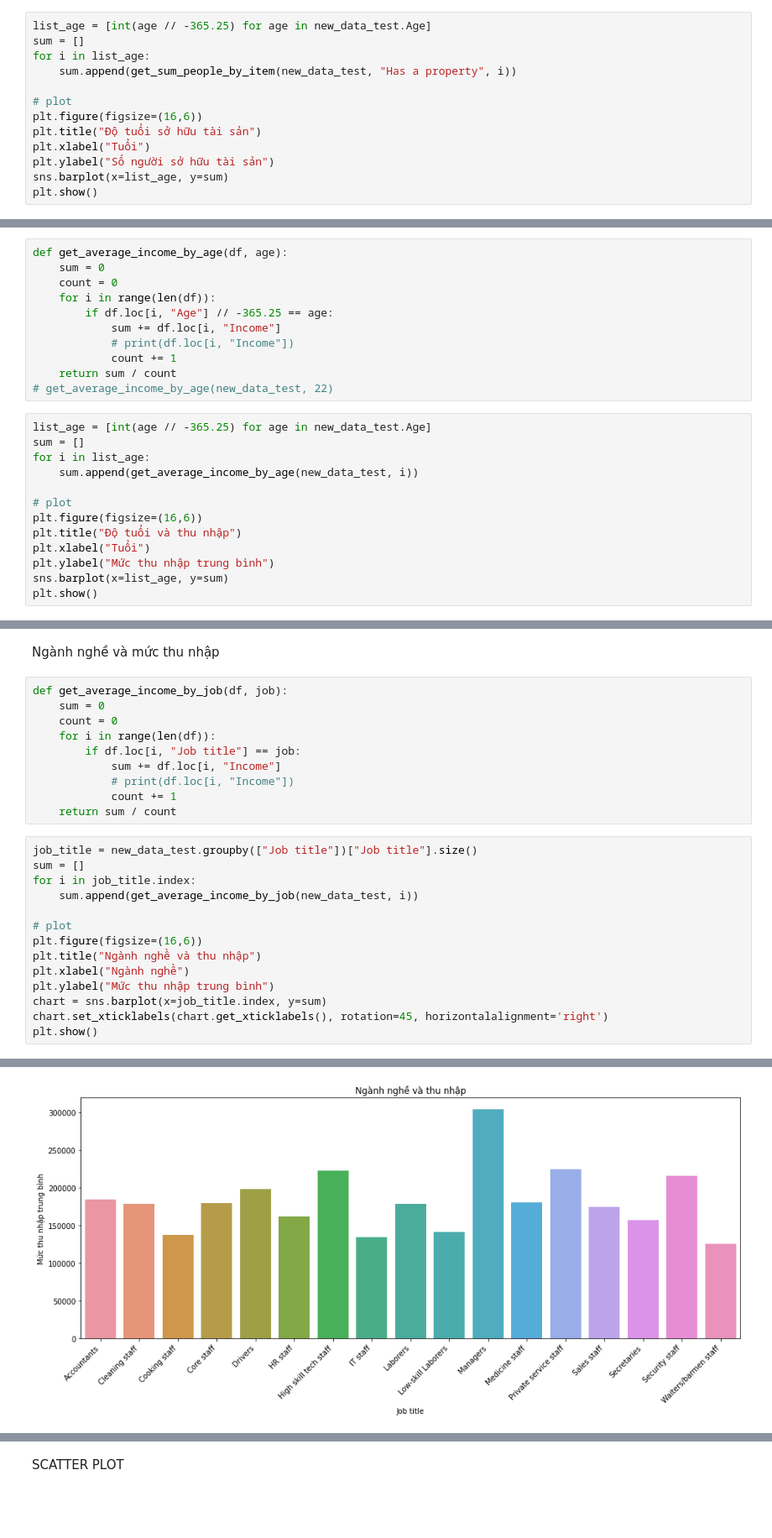
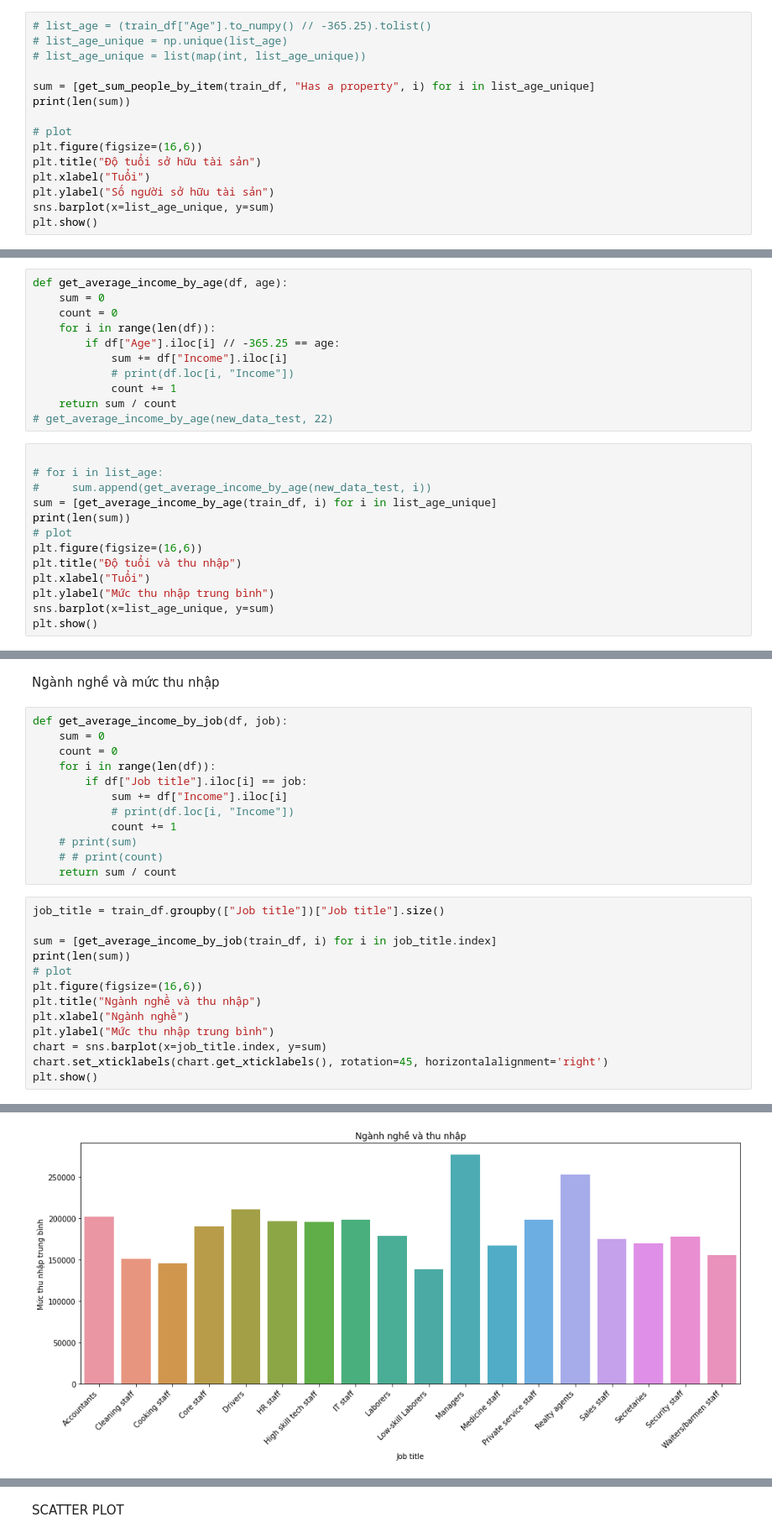
Before and after one commit to ngovanminh3232/credit_card_analyst, a Jupyter notebook: multiple_vars_analyst.ipynb, the cells around one changed output, grey strips where cells are left out. Shown: that part at 84% size. Drawn from its saved outputs; the diff is of its cells as text; blank space fills up the shorter version.

```diff
--- a/multiple_vars_analyst.ipynb
+++ b/multiple_vars_analyst.ipynb
@@ -56,16 +53,18 @@ plt.show()
 # %% [markdown]
 Tuổi và sở hữu tài sản
 # %%
-list_age = [int(age // -365.25) for age in new_data_test.Age]
-sum = []
-for i in list_age:
-    sum.append(get_sum_people_by_item(new_data_test, "Has a property", i))
+# list_age = (train_df["Age"].to_numpy() // -365.25).tolist()
+# list_age_unique = np.unique(list_age)
+# list_age_unique = list(map(int, list_age_unique))
+
+sum = [get_sum_people_by_item(train_df, "Has a property", i) for i in list_age_unique]
+print(len(sum))
 
 # plot
 plt.figure(figsize=(16,6))
 plt.title("Độ tuổi sở hữu tài sản")
 plt.xlabel("Tuổi")
 plt.ylabel("Số người sở hữu tài sản")
-sns.barplot(x=list_age, y=sum)
+sns.barplot(x=list_age_unique, y=sum)
 plt.show()
 # %% [output]
@@ -77,23 +80,23 @@ def get_average_income_by_age(df, age):
     sum = 0
     count = 0
     for i in range(len(df)):
-        if df.loc[i, "Age"] // -365.25 == age:
-            sum += df.loc[i, "Income"]
+        if df["Age"].iloc[i] // -365.25 == age:
+            sum += df["Income"].iloc[i]
             # print(df.loc[i, "Income"])
             count += 1
     return sum / count
 # get_average_income_by_age(new_data_test, 22)
 # %%
-list_age = [int(age // -365.25) for age in new_data_test.Age]
-sum = []
-for i in list_age:
-    sum.append(get_average_income_by_age(new_data_test, i))
 
+# for i in list_age:
+#     sum.append(get_average_income_by_age(new_data_test, i))
+sum = [get_average_income_by_age(train_df, i) for i in list_age_unique]
+print(len(sum))
 # plot
 plt.figure(figsize=(16,6))
 plt.title("Độ tuổi và thu nhập")
 plt.xlabel("Tuổi")
 plt.ylabel("Mức thu nhập trung bình")
-sns.barplot(x=list_age, y=sum)
+sns.barplot(x=list_age_unique, y=sum)
 plt.show()
 # %% [output]
@@ -105,17 +109,18 @@ def get_average_income_by_job(df, job):
     sum = 0
     count = 0
     for i in range(len(df)):
-        if df.loc[i, "Job title"] == job:
-            sum += df.loc[i, "Income"]
+        if df["Job title"].iloc[i] == job:
+            sum += df["Income"].iloc[i]
             # print(df.loc[i, "Income"])
             count += 1
+    # print(sum)
+    # # print(count)
     return sum / count
 # %%
-job_title = new_data_test.groupby(["Job title"])["Job title"].size()
-sum = []
-for i in job_title.index:
-    sum.append(get_average_income_by_job(new_data_test, i))
+job_title = train_df.groupby(["Job title"])["Job title"].size()
 
+sum = [get_average_income_by_job(train_df, i) for i in job_title.index]
+print(len(sum))
 # plot
 plt.figure(figsize=(16,6))
 plt.title("Ngành nghề và thu nhập")
@@ -128 +134 @@ plt.show()
-[figure, old version]
+[figure, new version]
```
Also changed, not shown: parts of 21 cells of this notebook.
